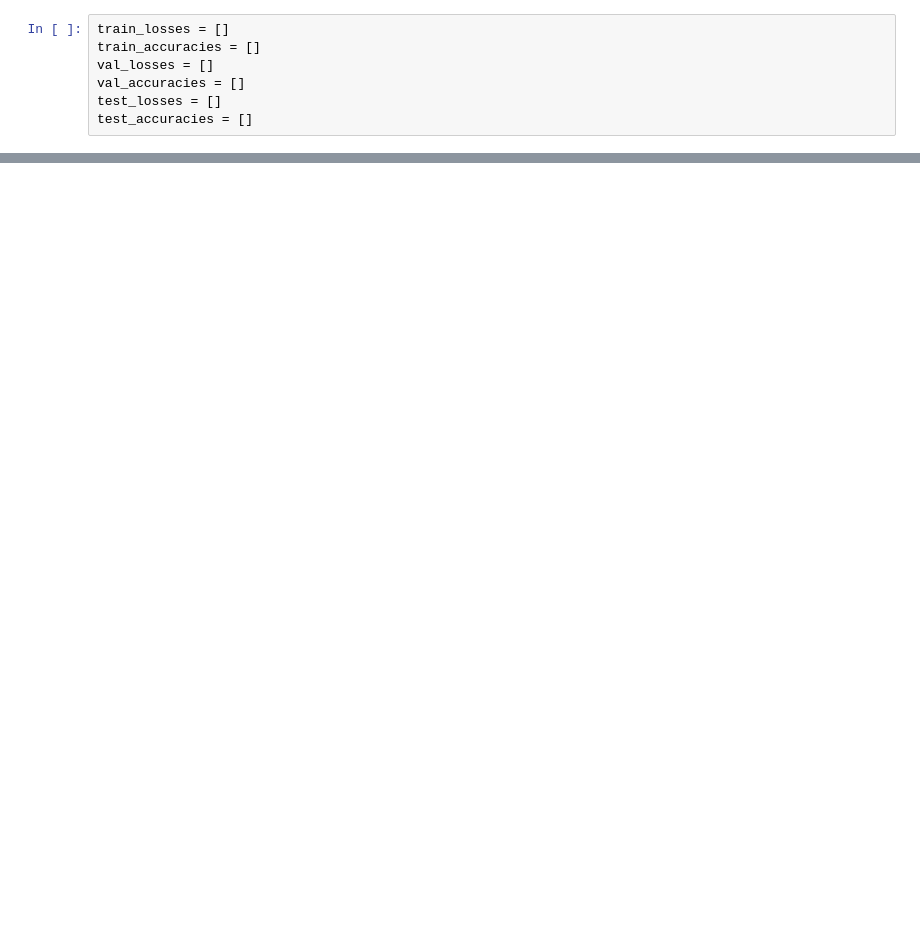
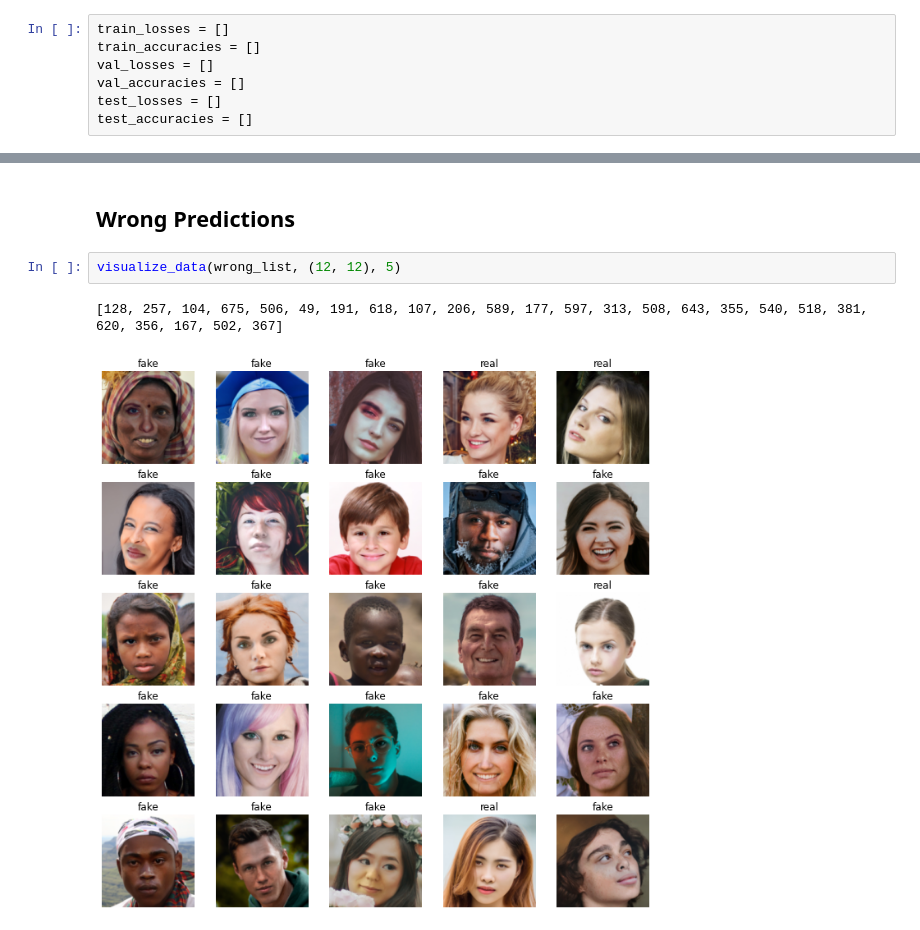
Before and after one commit to RealWinTKyaw/Computational-Data-Science, a Jupyter notebook: PyTorch_Model.ipynb, the cells around one changed output, grey strips where cells are left out. Saved outputs shown, nothing was run; the diff lists cells and outputs as text; blank space fills up the shorter version.

```diff
--- a/PyTorch_Model.ipynb
+++ b/PyTorch_Model.ipynb
@@ -380,0 +334,7 @@ Test loss: 0.6125, Test accuracy: 0.6649
+# %% [markdown]
+## Wrong Predictions
+# %%
+visualize_data(wrong_list, (12, 12), 5)
+# %% [output]
+[128, 257, 104, 675, 506, 49, 191, 618, 107, 206, 589, 177, 597, 313, 508, 643, 355, 540, 518, 381, 620, 356, 167, 502, 367]
+[figure, added]
```
Also changed, not shown: parts of 38 cells of this notebook.
